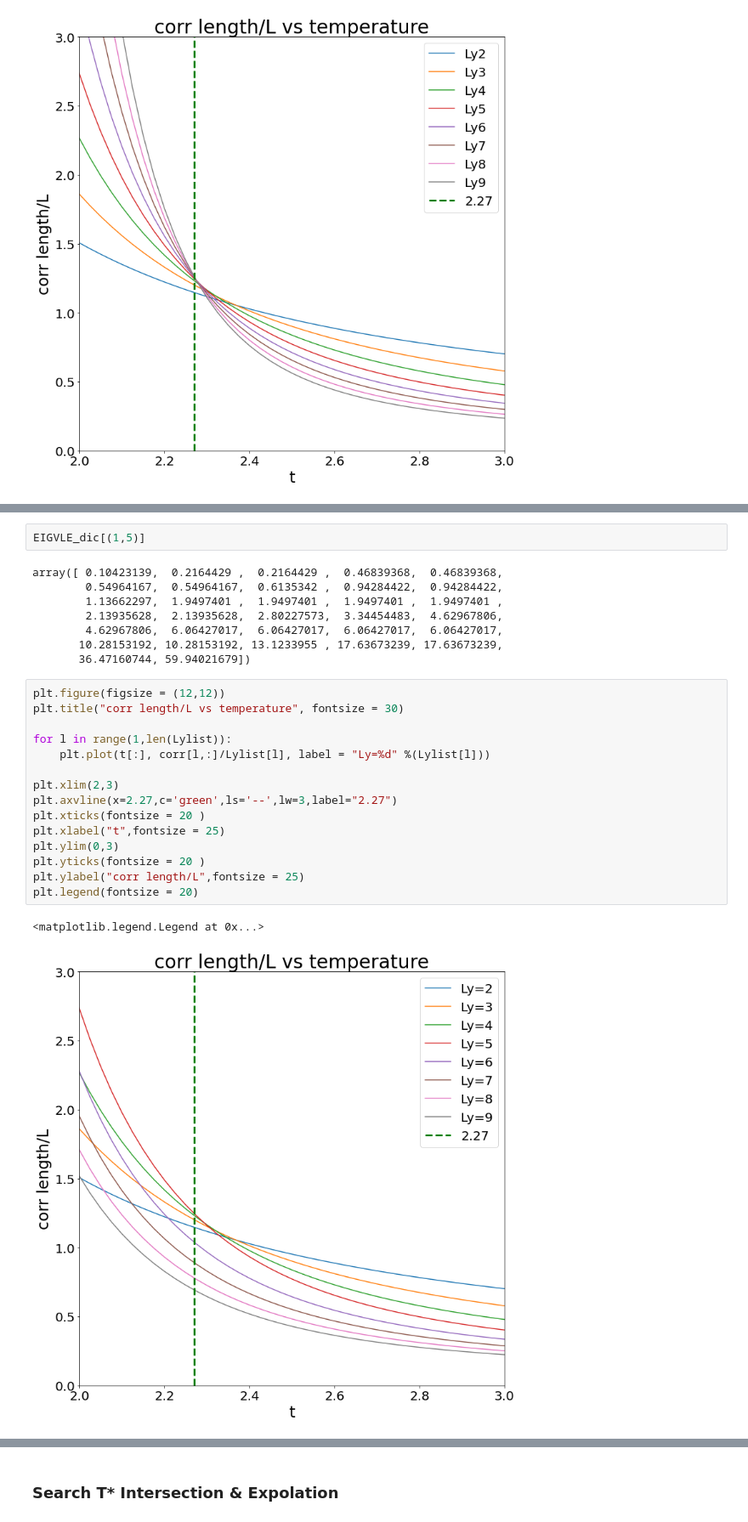
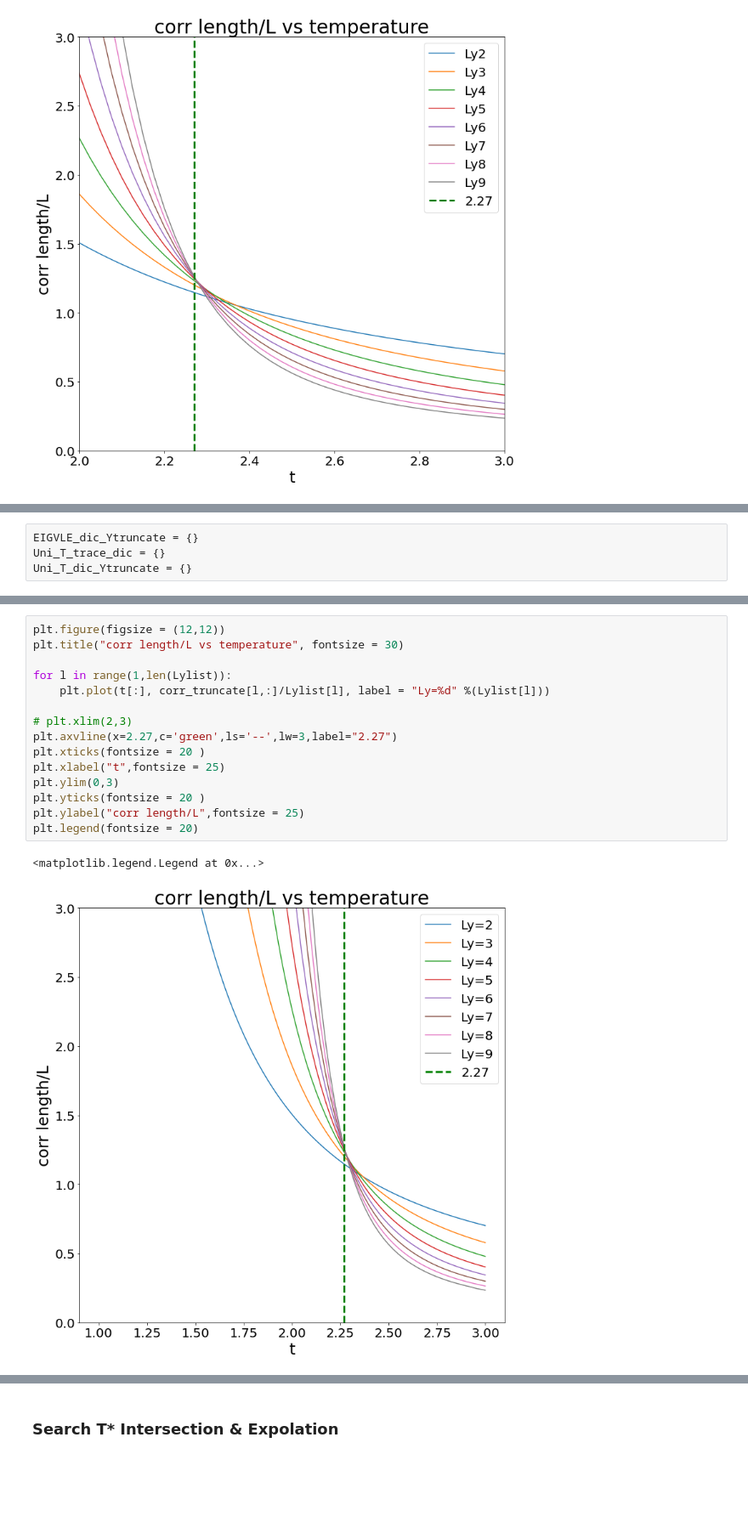
Before and after one commit to aronton/11020PHYS401200-Computational-Physics, a Jupyter notebook: 109022802_2Dising_report_PartC.ipynb, the cells around one changed output, grey strips where cells are left out. Shown at 85% size. Drawn from its saved outputs; the diff is of its cells as text; blank space fills up the shorter version.

```diff
--- a/109022802_2Dising_report_PartC.ipynb
+++ b/109022802_2Dising_report_PartC.ipynb
@@ -401,2 +399,6 @@ EIGVLE_dic1 = {}
+# %%
+EIGVLE_dic_Ytruncate = {}
+Uni_T_trace_dic = {}
+Uni_T_dic_Ytruncate = {}
 # %%
 L = 9
@@ -511,28 +534,18 @@ array([ 0.15778843,  0.2659675 ,  0.66143691,  0.66143691,  0.9017397 ,
-# %%
-EIGVLE_dic[(1,5)]
-# %% [output]
-array([ 0.10423139,  0.2164429 ,  0.2164429 ,  0.46839368,  0.46839368,
-        0.54964167,  0.54964167,  0.6135342 ,  0.94284422,  0.94284422,
-        1.13662297,  1.9497401 ,  1.9497401 ,  1.9497401 ,  1.9497401 ,
-        2.13935628,  2.13935628,  2.80227573,  3.34454483,  4.62967806,
-        4.62967806,  6.06427017,  6.06427017,  6.06427017,  6.06427017,
-       10.28153192, 10.28153192, 13.1233955 , 17.63673239, 17.63673239,
-       36.47160744, 59.94021679])
 # %%
 plt.figure(figsize = (12,12))
 plt.title("corr length/L vs temperature", fontsize = 30)
 
 for l in range(1,len(Lylist)):
-    plt.plot(t[:], corr[l,:]/Lylist[l], label = "Ly=%d" %(Lylist[l]))
+    plt.plot(t[:], corr_truncate[l,:]/Lylist[l], label = "Ly=%d" %(Lylist[l]))
 
-plt.xlim(2,3)
+# plt.xlim(2,3)
 plt.axvline(x=2.27,c='green',ls='--',lw=3,label="2.27")
 plt.xticks(fontsize = 20 )
 plt.xlabel("t",fontsize = 25)
 plt.ylim(0,3)
 plt.yticks(fontsize = 20 )
 plt.ylabel("corr length/L",fontsize = 25)
 plt.legend(fontsize = 20)
 # %% [output]
 <matplotlib.legend.Legend at 0x...>
-[figure, old version]
+[figure, new version]
```
Also changed, not shown: parts of 12 cells of this notebook, 7 other files.
